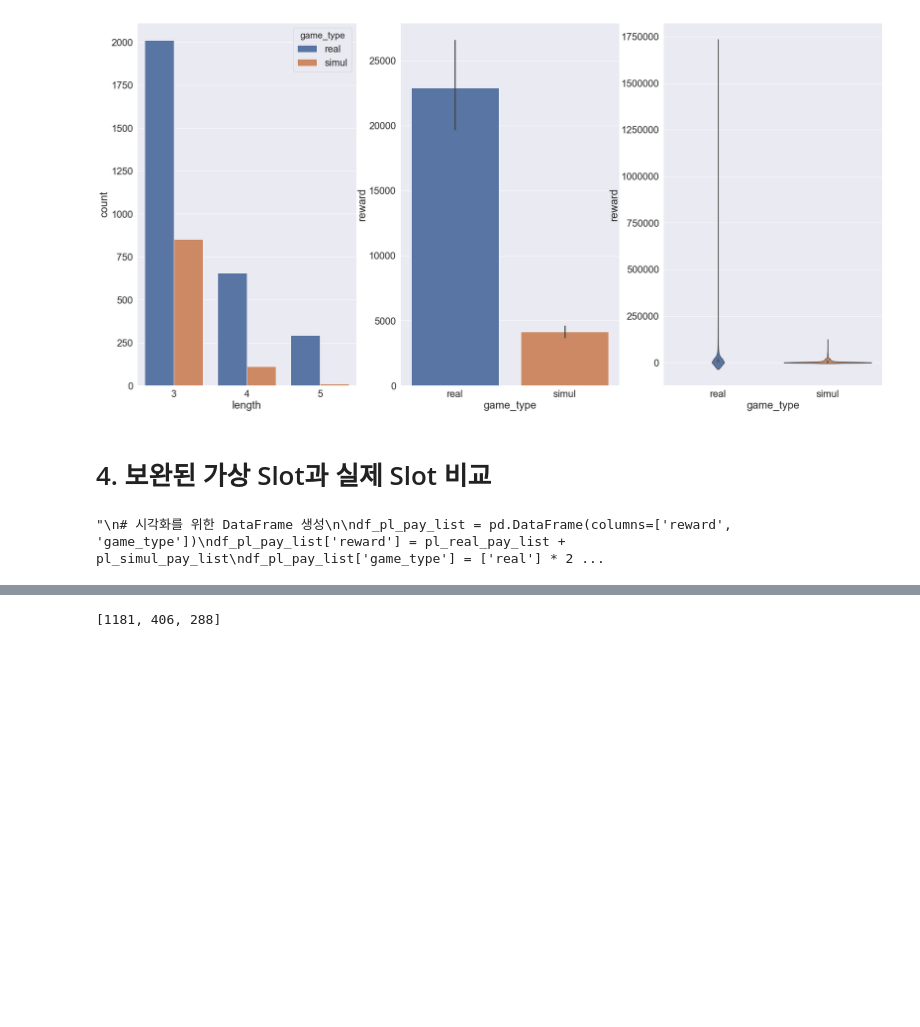
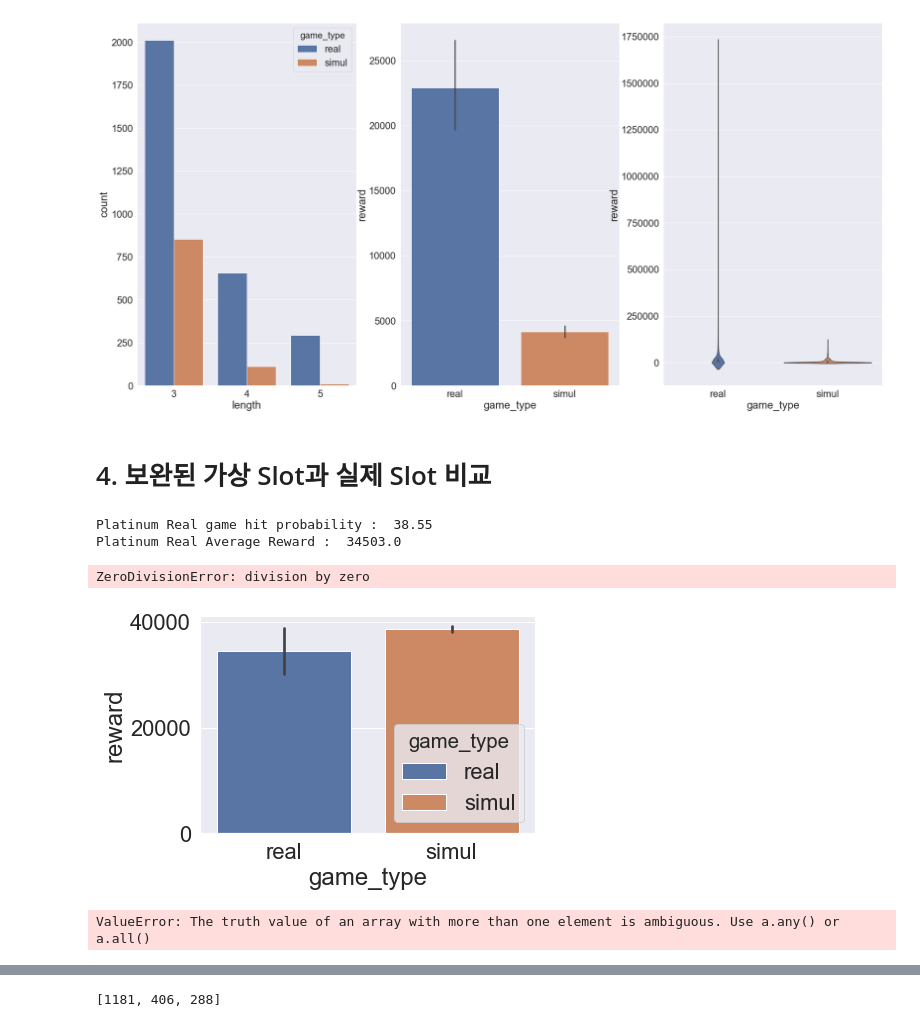
Before and after one commit to Jaepal/data-science-portfolio, a Jupyter notebook: slot_machine/Data_Exploration.ipynb, the cells around one changed output, grey strips where cells are left out. Drawn from its saved outputs; the diff is of its cells as text; code cells hidden in the pictures; blank space fills up the shorter version.

Commit message:
Add platinum final model visualizations

```diff
--- a/slot_machine/Data_Exploration.ipynb
+++ b/slot_machine/Data_Exploration.ipynb
@@ -1930,7 +1930,7 @@ from tqdm import tqdm
 import copy
 # %%
 N_SIMULATIONS = 100
-N_ROUNDS = 1000
+N_ROUNDS = 2000
 
 # 게임당 당첨 금액과 당첨된 Symbol의 종류를 담을 list 생성
 
@@ -1938,64 +1938,78 @@ pl_pay_type_count = [0] * 3
 
 pl_round_adj_simul_pay_list, pl_round_adj_simul_pay_type_list = [], []
 pl_sim_adj_simul_pay_list = []
+pl_hit_prob = []
+pl_final_reward_array = np.zeros((N_SIMULATIONS,N_ROUNDS))
 
 for simulation in tqdm(range(N_SIMULATIONS)):
     for round_id in range(N_ROUNDS):
         game = spin_platinum()
-        pl_round_adj_simul_pay_list.append(calPlatinumPayline(game, 2000)[0])
+        pl_final_reward_array[simulation][round_id] = calPlatinumPayline(game, 2000)[0]
         pl_round_adj_simul_pay_type_list.extend(calPlatinumPayline(game, 2000)[1])
-        pl_adj_simul_payline_length = [len(pay_type) for pay_type in pl_round_adj_simul_pay_type_list]
+    pl_adj_simul_payline_length = [len(pay) for pay in pl_round_adj_simul_pay_type_list]
     for length in pl_adj_simul_payline_length:
         pl_pay_type_count[length-3] += 1
-    pl_sim_adj_simul_pay_list.append(sum(pl_round_adj_simul_pay_list) / len(pl_round_adj_simul_pay_list))
-    pl_round_adj_simul_pay_list = []
     pl_round_adj_simul_pay_type_list = []
+
 
 # 당첨된 payline의 length를 담을 list 생성
 
-pl_pay_type_count = [count // 100 for count in pl_pay_type_count]
+pl_pay_type_count = [count // N_SIMULATIONS for count in pl_pay_type_count]
+pl_simul_payline_length = [3] * pl_pay_type_count[0] + [4] * pl_pay_type_count[1] + [5] * pl_pay_type_count[2]
+pl_final_simul_pay_list = pl_final_reward_array.mean(axis=0).tolist()
 
 
 # 시각화를 위한 DataFrame 생성
 
-df_pl_pay_list = pd.DataFrame(columns=['reward', 'game_type'])
-df_pl_pay_list['reward'] = pl_real_pay_list + pl_simul_pay_list
-df_pl_pay_list['game_type'] = ['real'] * 2000 + ['simul']*2000
+df_pl_final_payline_length = pd.DataFrame(columns=['length', 'game_type'])
+df_pl_final_payline_length['length'] = pl_real_payline_length + pl_simul_payline_length
+df_pl_final_payline_length['game_type'] = ['real'] * len(pl_real_payline_length) + ['simul'] * len(pl_simul_payline_length)
+
+df_pl_final_pay_list = pd.DataFrame(columns=['reward', 'game_type'])
+df_pl_final_pay_list['reward'] = pl_real_pay_list + pl_final_simul_pay_list
+df_pl_final_pay_list['game_type'] = ['real'] * len(pl_real_pay_list) + ['simul'] * len(pl_final_simul_pay_list)
+
+sns.countplot(x='length', data=df_pl_final_payline_length, hue='game_type')
 
 
-df_pl_payline_length = pd.DataFrame(columns=['length', 'game_type'])
-df_pl_payline_length['length'] = pl_real_payline_length + pl_simul_payline_length
-df_pl_payline_length['game_type'] = ['real'] * len(pl_real_payline_length) + ['simul'] * len(pl_simul_payline_length)
+
+sns.barplot(x='game_type', y='reward', data=df_pl_final_pay_list)
 
 # 게임 유형별 hit probability, average reward 출력
 
 print('Platinum Real game hit probability : ', round(len([pay for pay in pl_real_pay_list if not pay == 0])/len(pl_real_pay_list)*100,2))
 print('Platinum Real Average Reward : ', sum(pl_real_pay_list) / len(pl_real_pay_list),'\n')
 
-print('Platinum Simulation game hit probability : ', round(len([pay for pay in pl_simul_pay_list if not pay == 0])/len(pl_simul_pay_list)*100,2))
-print('Platinum Simulation Average Reward : ', sum(pl_simul_pay_list) / len(pl_simul_pay_list))
+print('Platinum Simulation game hit probability : ', sum(pl_hit_prob) / len(pl_hit_prob))
+print('Platinum Simulation Average Reward : ', sum(pl_sim_adj_simul_pay_list) / len(pl_sim_adj_simul_pay_list))
 
-
+round(len([pay for pay in pl_final_reward_array if not pay == 0])/ (N_SIMULATIONS * N_ROUNDS)*100,2)
 
 ## 시각화 ##
 
 
 # 3 x 2 sub plots 생성
 gs = gridspec.GridSpec(1, 3)
 plt.figure(figsize=(30,15))
 
 # 게임 유형별 reward 빈도 시각화
 ax = plt.subplot(gs[0, 0])
-sns.countplot(x='length', data=df_pl_payline_length, hue='game_type')
+sns.countplot(x='length', data=df_pl_final_payline_length, hue='game_type')
 
 
 # 게임 유형별 average reward 시각화
 ax = plt.subplot(gs[0, 1])
-sns.barplot(x='game_type', y='reward', data=df_pl_pay_list)
+sns.barplot(x='game_type', y='reward', data=df_pl_final_pay_list)
 
 
 # payline length 시각화
-ax = plt.subplot(gs[0, 2])
-sns.violinplot(x='game_type', y='reward', data=df_pl_pay_list)
+sns.distplot(x='game_type', y='reward', data=df_pl_final_pay_list)
 # %% [output]
-"\n# 시각화를 위한 DataFrame 생성\n\ndf_pl_pay_list = pd.DataFrame(columns=['reward', 'game_type'])\ndf_pl_pay_list['reward'] = pl_real_pay_list + pl_simul_pay_list\ndf_pl_pay_list['game_type'] = ['real'] * 2 ...
+Platinum Real game hit probability :  38.55
+Platinum Real Average Reward :  34503.0
+ZeroDivisionError: division by zero
+[figure, added]
+# %%
+round(len([pay for pay in pl_final_reward_array if not pay == 0])/ (N_SIMULATIONS * N_ROUNDS)*100,2)
+# %% [output]
+ValueError: The truth value of an array with more than one element is ambiguous. Use a.any() or a.all()
```
Also changed, not shown: parts of 5 cells of this notebook.
